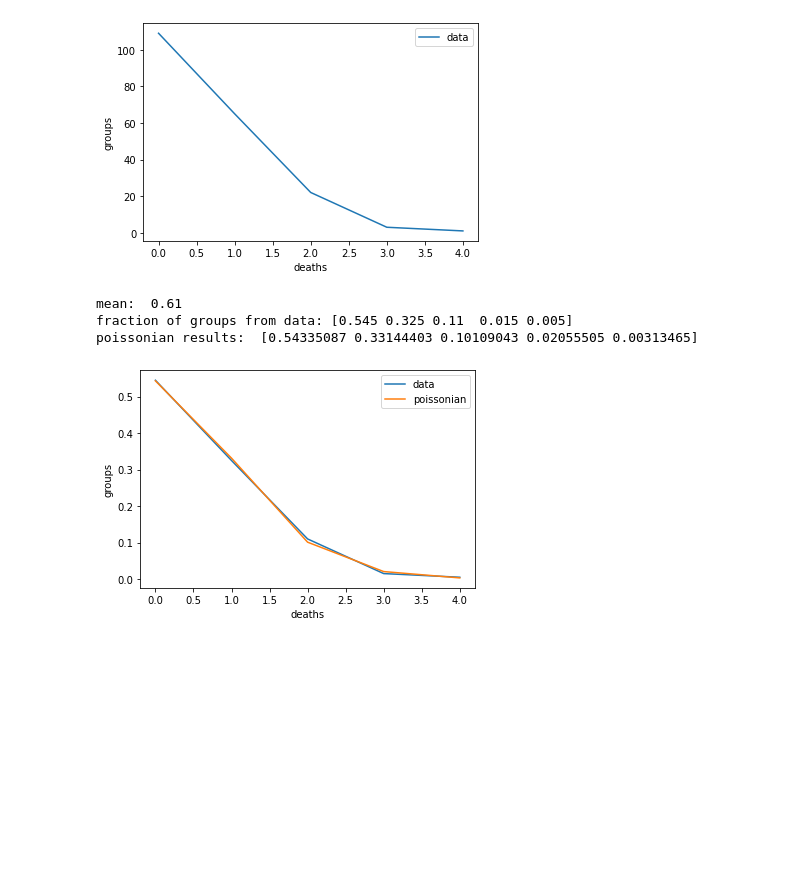
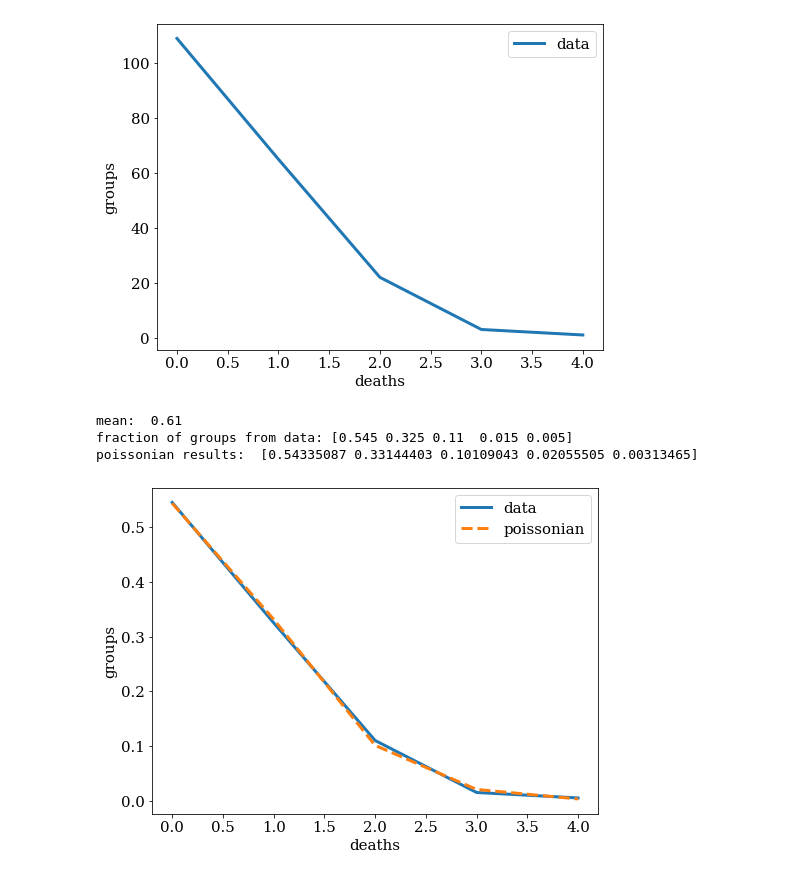
Before and after one commit to Alexpedro130/astrostatistics_bicocca_2023, a Jupyter notebook: working/kicking_horses.ipynb, the cells around one changed output. Drawn from its saved outputs; the diff is of its cells as text; code cells hidden in the pictures; blank space fills up the shorter version.

```diff
--- a/working/kicking_horses.ipynb
+++ b/working/kicking_horses.ipynb
@@ -2,20 +2,26 @@
 import numpy as np
 from matplotlib import pyplot as plt
 import math
+
+plt.rcParams['font.family'] = 'serif'
+plt.rcParams['mathtext.fontset'] = 'cm'
+plt.rcParams['font.serif'] = ['Liberation Serif'] + plt.rcParams['font.serif']
+plt.rcParams['font.size']=15
+plt.rcParams['figure.figsize']=[8,6]
 # %%
 tot_g =200 #total group number
 
 #data
 n_g=np.array([109,65,22,3,1])
 n_d=np.array([0,1,2,3,4])
 
-plt.plot(n_d,n_g, label='data')
+plt.plot(n_d, n_g, label='data', lw=3)
 plt.xlabel('deaths')
 plt.ylabel('groups')
 plt.legend()
 plt.show()
 # %% [output]
-[figure, old version]
+[figure, new version]
 # %%
 #compute the mean
 tot_d=0
@@ -37,8 +43,8 @@ for i in range(len(n_g)):
 print("fraction of groups from data:", n_g/tot_g)
 print("poissonian results: ", y)
 
-plt.plot(n_d,n_g/tot_g, label='data')
-plt.plot(n_d,y, label='poissonian')
+plt.plot(n_d,n_g/tot_g, label='data', lw=3)
+plt.plot(n_d,y, label='poissonian', lw=3, ls='--')
 plt.xlabel('deaths')
 plt.ylabel('groups')
 plt.legend()
@@ -47,4 +53,4 @@ plt.show()
 mean:  0.61
 fraction of groups from data: [0.545 0.325 0.11  0.015 0.005]
 poissonian results:  [0.54335087 0.33144403 0.10109043 0.02055505 0.00313465]
-[figure, old version]
+[figure, new version]
```
